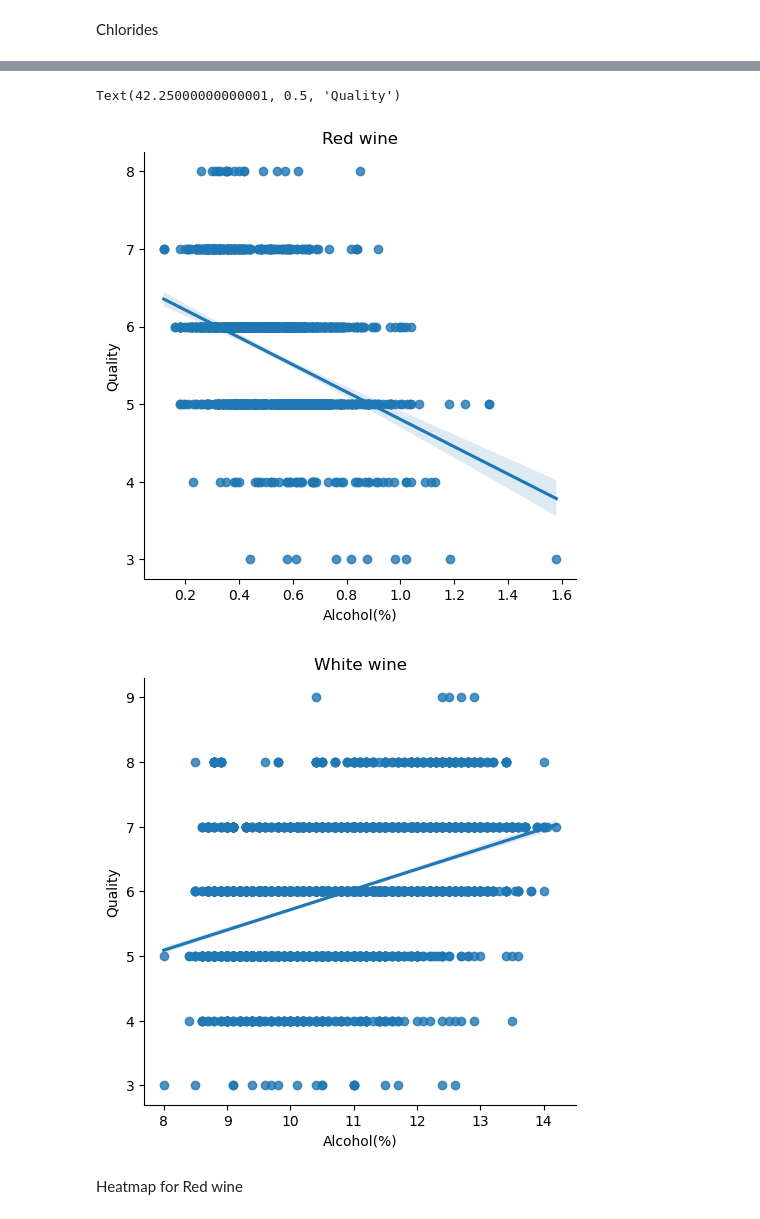
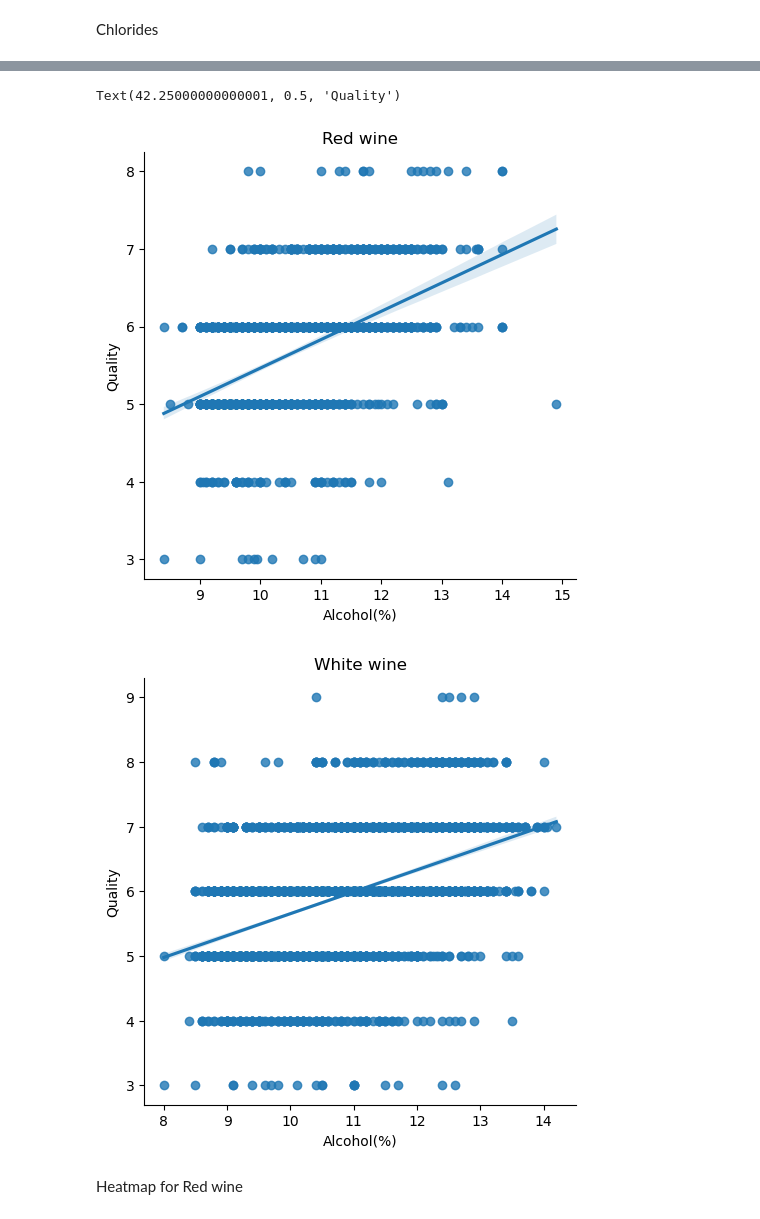
Before and after one commit to Godwin-Oti/Wine-Type-Analysis-and-Quality-Prediction-, a Jupyter notebook: Winery_project.ipynb, the cells around one changed output, grey strips where cells are left out. Saved outputs shown, nothing was run; the diff lists cells and outputs as text; code cells hidden in the pictures.

```diff
--- a/Winery_project.ipynb
+++ b/Winery_project.ipynb
@@ -7,7 +7,8 @@ import numpy as np
 import pandas as pd
 # %%
 #loading red_wine csv file
-red_wine=pd.read_csv("winequality-red.csv", sep=None )
+red=pd.read_csv("winequality-red.csv", sep=None )
+red_wine=red.drop_duplicates()
 # %%
 #printing the first 10 rows
 red_wine.head(10)
@@ -127,7 +156,8 @@ quality_label           category
 dtype: object
 # %%
 #Importing or loading white_wine csv file
-white_wine=pd.read_csv("winequality-white.csv", sep=None)
+white=pd.read_csv("winequality-white.csv", sep=None)
+white_wine=white.drop_duplicates()
 # %%
 white_wine
 # %% [output]
@@ -422,18 +464,18 @@ Text(0.5, 0.98, 'Wine Quality -citric acid')
 # %%
 #fig,axs =plt.subplots(nrows=1,ncols=2, sharey=True,figsize=(8,8))
 
-sns.lmplot(x="volatile acidity", y="quality", data=red_wine)
+sns.lmplot(x="alcohol", y="quality", data=red_wine)
 plt.title("Red wine")
 plt.xlabel("Alcohol(%)")
 plt.ylabel("Quality")
 
 sns.lmplot(x="alcohol", y="quality", data=white_wine)
 plt.title("White wine")
 plt.xlabel("Alcohol(%)")
 plt.ylabel("Quality")
 # %% [output]
 Text(42.25000000000001, 0.5, 'Quality')
-[figure, old version]
+[figure, new version]
-[figure, old version]
+[figure, new version]
 # %% [markdown]
 Heatmap for Red wine
```
Also changed, not shown: parts of 55 cells of this notebook, 1 other file.
